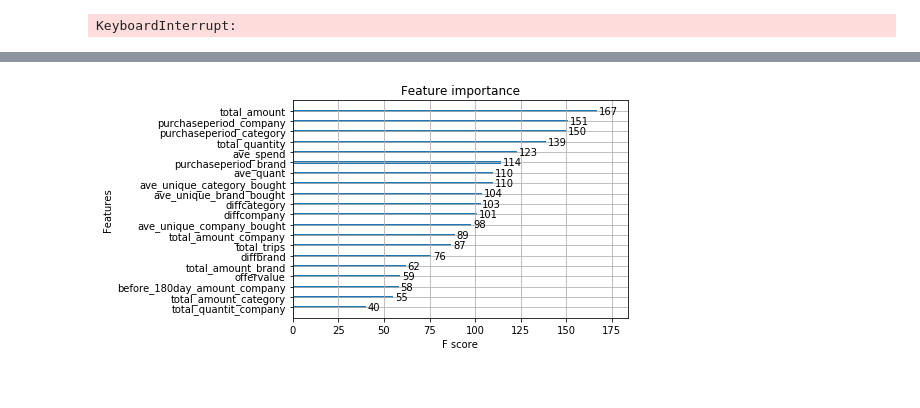
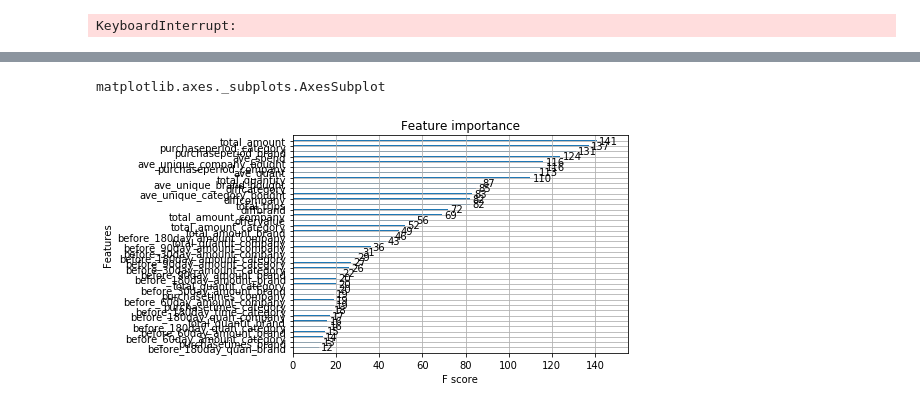
Before and after one commit to hwangching/BDSE_Avengers, a Jupyter notebook: return_prediction/Analysis.ipynb, the cells around one changed output, grey strips where cells are left out. Saved outputs shown, nothing was run; the diff lists cells and outputs as text; code cells hidden in the pictures.

```diff
--- a/return_prediction/Analysis.ipynb
+++ b/return_prediction/Analysis.ipynb
@@ -674,3 +502,15 @@ test_features.head()
+# %%
+todummy_list = ['chain']
+# Function to dummy all the specific variables used for modeling
+def dummy_df(df,todummy_list):
+    for x in todummy_list:
+        dummies = pd.get_dummies(df[x],prefix=x)
+        df = df.drop(x,1)
+        df = pd.concat([df,dummies],axis=1)
+    return df
+#
+X_features = dummy_df(X_features,todummy_list)
+test_features = dummy_df(test_features,todummy_list)
 # %%
 dummies = pd.get_dummies(X_features['market'],prefix='market')
 X_features.drop('market',1,inplace=True)
@@ -695,14 +530,14 @@ test_features.shape
 # %%
 # Feature Selection: compute ANOVA F-value and select features accoring to the k highest features
 #AUC score for k=100 is: 64.792% all col
-#AUC score for k=15 is: 56.748% corr
+#AUC score for k=40 is: 63.036% corr col
 
 
 
 from sklearn.feature_selection import f_classif, SelectKBest
 from sklearn.pipeline import Pipeline
 #k = [20,25,30,35,40,45,50,55,60,65,70,75,80,85,90,100]
-k=[5,10,15,20,24]
+k=[5,10,15,20,25,30,40,45,50,55,58]
 for i in k:
     clf = LogisticRegression(solver='lbfgs')
     filter1 = SelectKBest(f_classif, k=i)
@@ -746,10 +570,10 @@ KeyboardInterrupt:
 # Create new dataframe with only desired columns
 #AUC score is 60.43% allcol k=70
 #AUC score is 60.01%  fcol k=20
-#AUC score is 58.10%  corrcol  k=15
+#AUC score is 63.01%  corrcol  k=40
 
 clf = LogisticRegression(solver='liblinear')
-filter1 = SelectKBest(f_classif, k=15)
+filter1 = SelectKBest(f_classif, k=40)
 pipe = Pipeline([('anova', filter1), ('logistic', clf)])
 pipe.fit(X_train, Y_train)
 model = LogisticRegression(C=3.0,solver='liblinear')
@@ -911,18 +731,8 @@ Fitting 10 folds for each of 16 candidates, totalling 160 fits
 [Parallel(n_jobs=1)]: Using backend SequentialBackend with 1 concurrent workers.
 KeyboardInterrupt:
 # %%
-#estimators:40 64.51
-#estimators:35 64.81
-#estimators:30 65.00
-#estimators:25 65.26
 #estimators:20 65.78 allcol
-
 #estimators:20 65.19% fcol
-
-
-
-
-
 import os
 os.environ['KMP_DUPLICATE_LIB_OK']='True'
 params = {
@@ -930,8 +740,7 @@ params = {
     'max_depth': 8,
     'learning_rate': 1.0,
     'silent': 1.0,
-    'n_estimators': 20,
-
+    'n_estimators': 100,
 }
 
 bst = XGBClassifier(**params).fit(X_train, Y_train)
@@ -963,10 +789,10 @@ submission['repeatProbability']=preds[:,1]
 submission.to_csv("sampleSubmissionXGB.csv",index=False)
 # %%
 # plot feature importance using built-in function
-
 from xgboost import plot_importance
 plot_importance(bst,
-                max_num_features=20)
+                max_num_features=40)
 plt.show()
 # %% [output]
+matplotlib.axes._subplots.AxesSubplot
-[figure, old version]
+[figure, new version]
```
Also changed, not shown: parts of 48 cells of this notebook.
